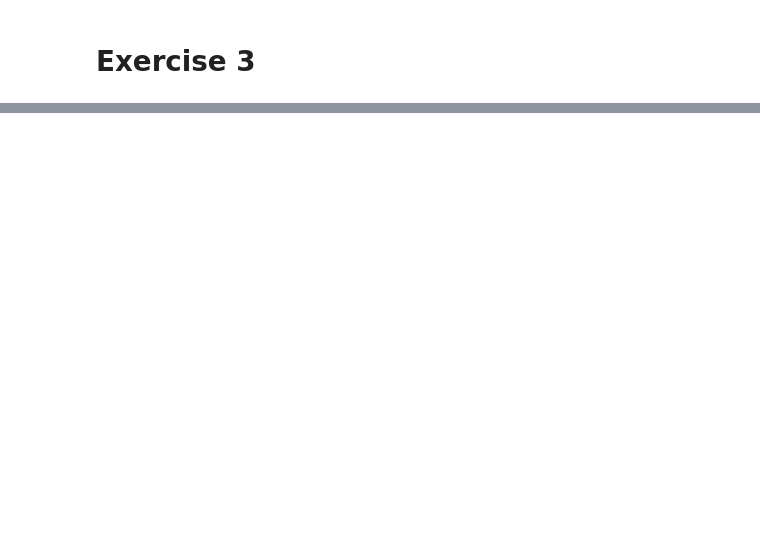
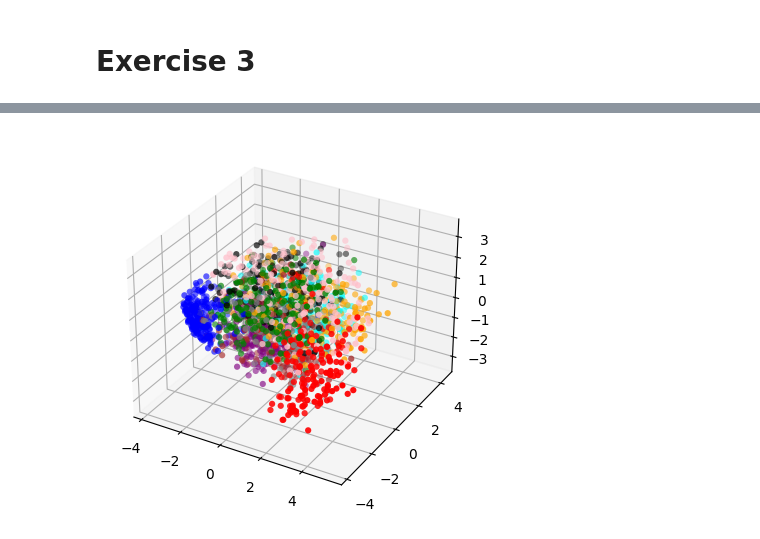
Before and after one commit to IsakLundstrom/D7047E_Exercises_and_Project, a Jupyter notebook: Exercises/E3/E3.ipynb, the cells around one changed output, grey strips where cells are left out. Cells and saved outputs as stored; diff of their text form; code cells hidden in the pictures; blank space fills up the shorter version.

```diff
--- a/Exercises/E3/E3.ipynb
+++ b/Exercises/E3/E3.ipynb
@@ -218,0 +242,10 @@ plot(tSneFeatures, labels)
+# %%
+colorList = ['red', 'blue', 'green', 'purple', 'orange', 'gray', 'pink', 'brown', 'black', 'cyan']
+colors = [colorList[label] for label in labels]
+
+fig = plt.figure()
+ax = plt.axes(projection='3d')
+ax.scatter(pcaFeatures3d[:,0], pcaFeatures3d[:,1], pcaFeatures3d[:,2], c=colors, linewidths=0.01)
+plt.show()
+# %% [output]
+[figure, added]
```
Also changed, not shown: parts of 16 cells of this notebook.
